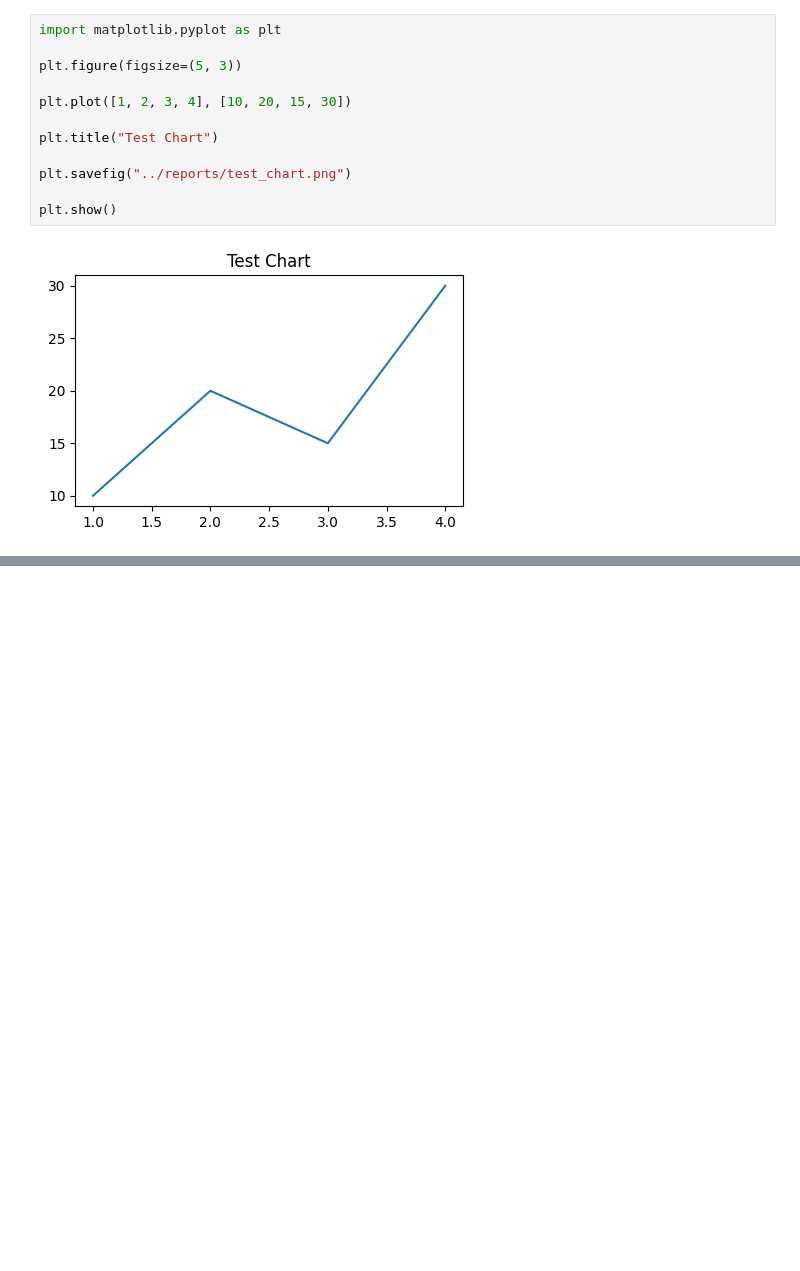
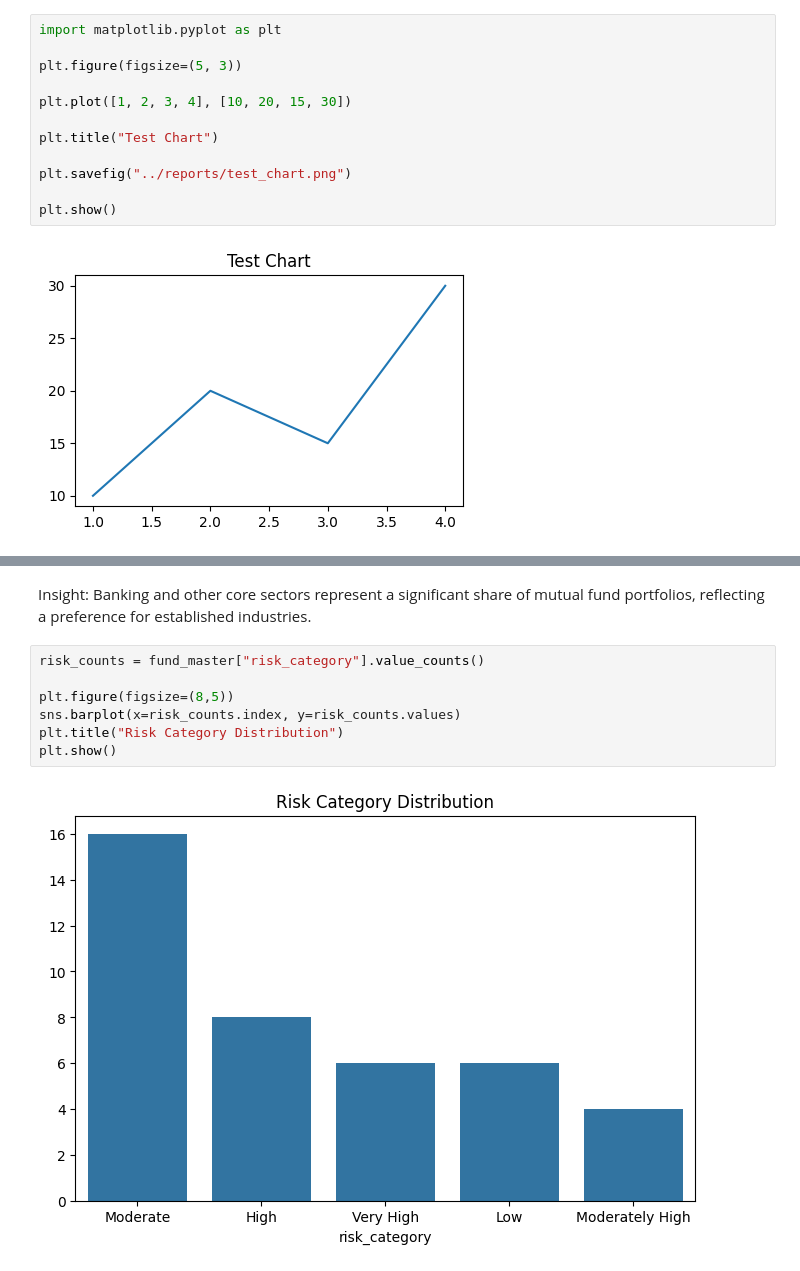
Before and after one commit to Moheeb999/bluestock_mf_capstone, a Jupyter notebook: notebooks/03_eda_analysis.ipynb, the cells around one changed output, grey strips where cells are left out. Drawn from its saved outputs; the diff is of its cells as text; blank space fills up the shorter version.

Commit message:
Day 3: EDA Charts exported successfully

```diff
--- a/notebooks/03_eda_analysis.ipynb
+++ b/notebooks/03_eda_analysis.ipynb
@@ -734,0 +757,12 @@ plt.show()
+# %% [markdown]
+Insight:
+Banking and other core sectors represent a significant share of mutual fund portfolios, reflecting a preference for established industries.
+# %%
+risk_counts = fund_master["risk_category"].value_counts()
+
+plt.figure(figsize=(8,5))
+sns.barplot(x=risk_counts.index, y=risk_counts.values)
+plt.title("Risk Category Distribution")
+plt.show()
+# %% [output]
+[figure, added]
```
Also changed, not shown: parts of 37 cells of this notebook, 21 other files.
